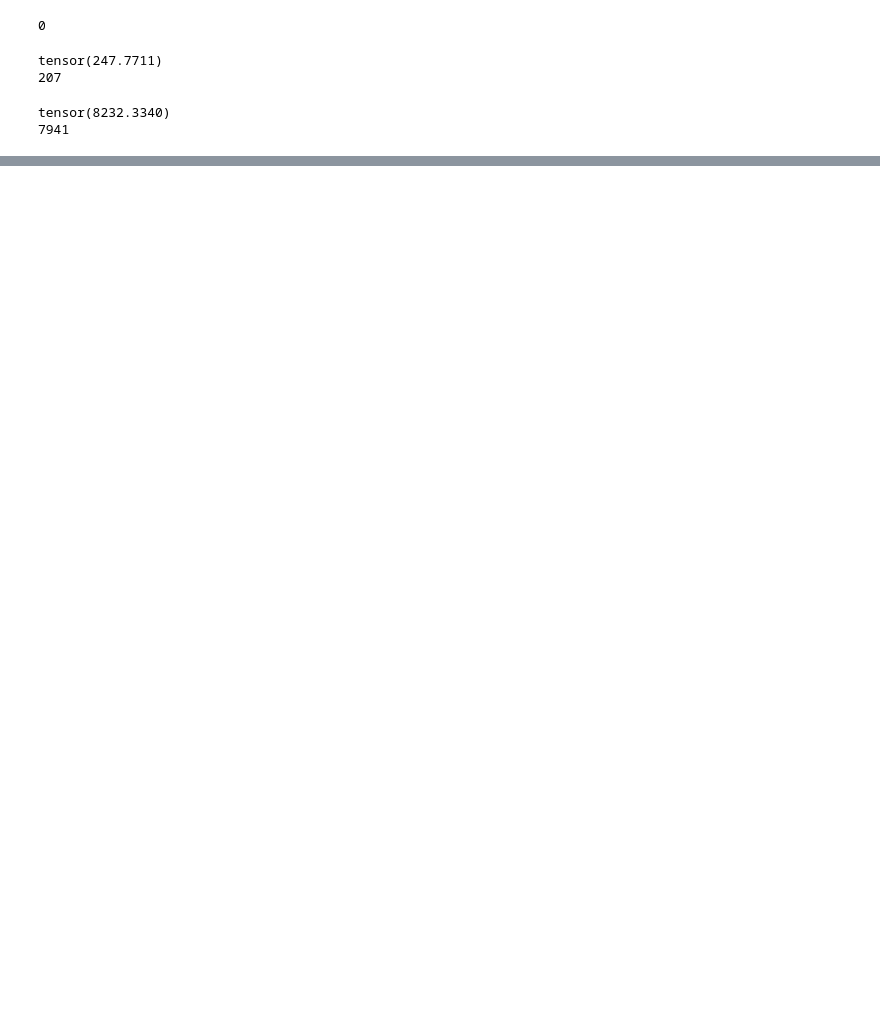
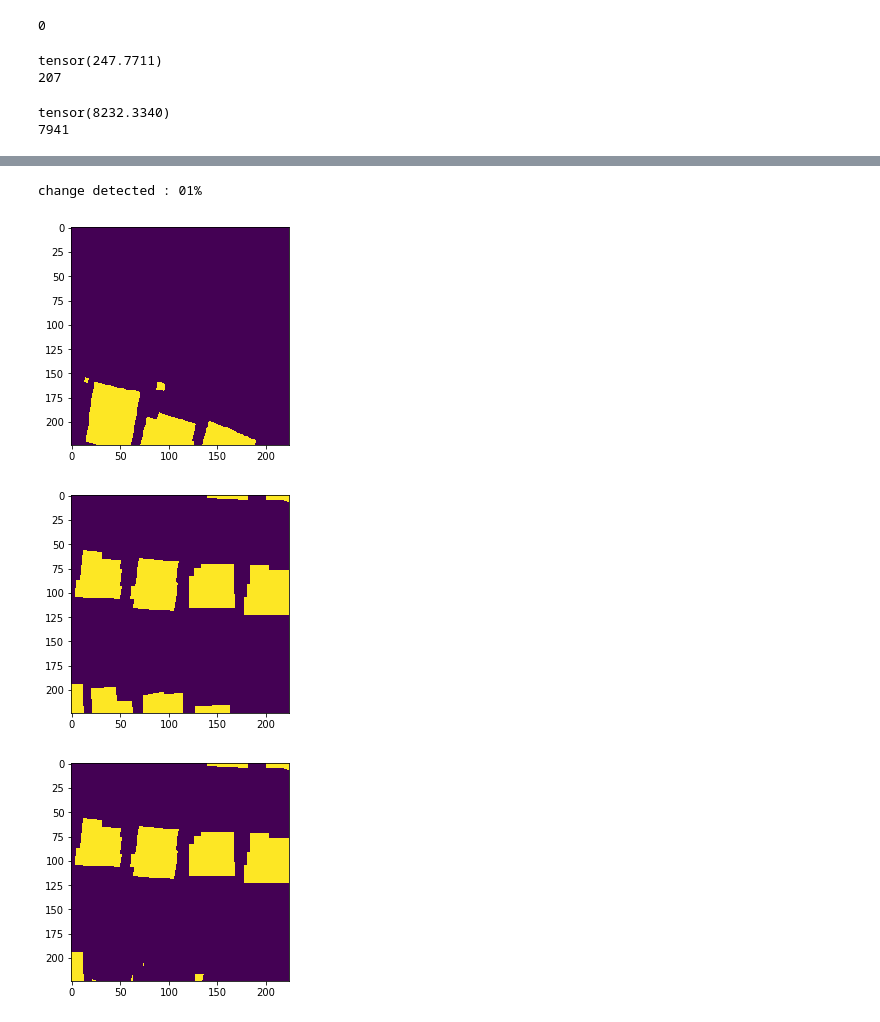
Before and after one commit to PatriciaRodrigues1994/Satellite-Image-Segmentation, a Jupyter notebook: dev/flow.ipynb, the cells around one changed output, grey strips where cells are left out. Saved outputs shown, nothing was run; the diff lists cells and outputs as text; code cells hidden in the pictures; blank space fills up the shorter version.

```diff
--- a/dev/flow.ipynb
+++ b/dev/flow.ipynb
@@ -347,0 +425,7 @@ tensor(8232.3340)
+# %%
+calculate_difference_in_masks(mask_3,mask_1)
+# %% [output]
+change detected : 01%
+[figure, added]
+[figure, added]
+[figure, added]
```
Also changed, not shown: parts of 10 cells of this notebook.
